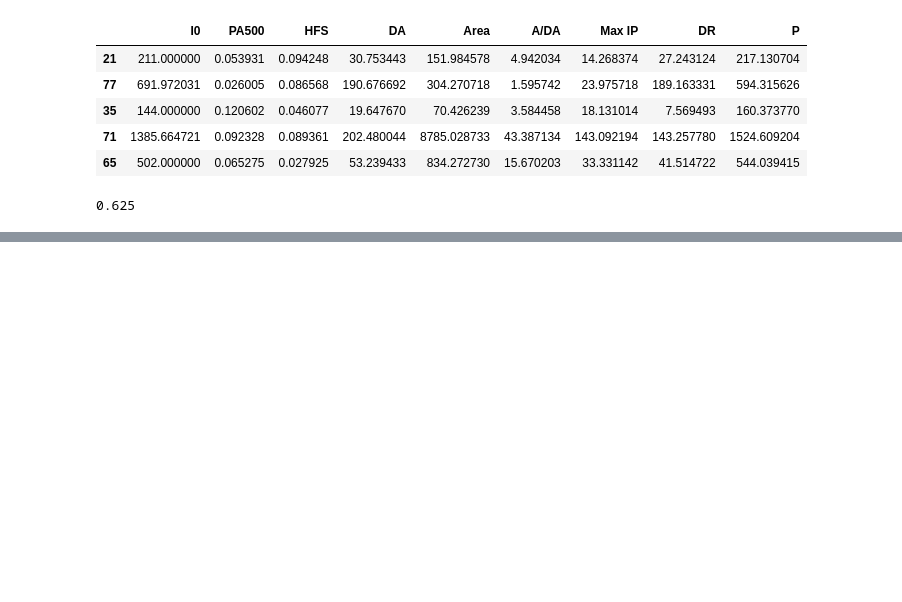
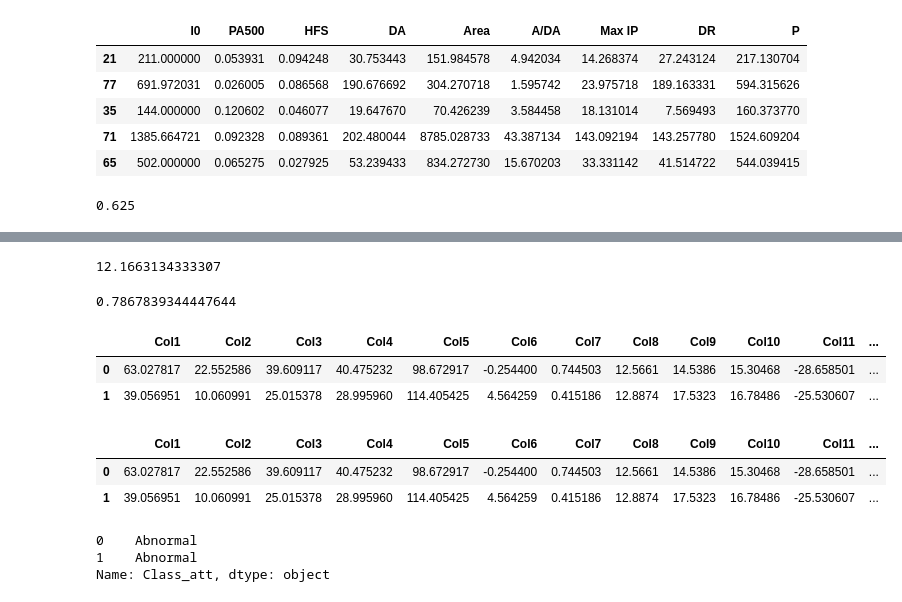
Before and after one commit to fieryprofessor/ML-LAB-jupyter-notebooks-, a Jupyter notebook: ScikitLearn(ModelTraining).ipynb, the cells around one changed output, grey strips where cells are left out. Cells and saved outputs as stored; diff of their text form; code cells hidden in the pictures; blank space fills up the shorter version.

Commit message:
mean square, r2 square, confusion matrix, supervised learning- regression, unsupervised- Clustering, Silouette Width

```diff
--- a/ScikitLearn(ModelTraining).ipynb
+++ b/ScikitLearn(ModelTraining).ipynb
@@ -217,0 +290,8 @@ accuracy_score(target_test, prediction, normalize=True)
+# %%
+mean_squared_error(target_test, prediction)
+# %% [output]
+12.1663134333307
+# %%
+r2_score(target_test, prediction)
+# %% [output]
+0.7867839344447644
@@ -217,0 +306,22 @@ accuracy_score(target_test, prediction, normalize=True)
+# %%
+data = pd.read_csv('Dataset_spine.csv')
+data.head(2)
+#np.shape(data)
+# %% [output]
+|  | Col1 | Col2 | Col3 | Col4 | Col5 | Col6 | Col7 | Col8 | Col9 | Col10 | Col11 | ... |
+| 0 | 63.027817 | 22.552586 | 39.609117 | 40.475232 | 98.672917 | -0.254400 | 0.744503 | 12.5661 | 14.5386 | 15.30468 | -28.658501 | ... |
+| 1 | 39.056951 | 10.060991 | 25.015378 | 28.995960 | 114.405425 | 4.564259 | 0.415186 | 12.8874 | 17.5323 | 16.78486 | -25.530607 | ... |
+# %%
+data_woc = data.iloc[:,0:12] #with out class var from the data set
+data_woc.head(2)
+# %% [output]
+|  | Col1 | Col2 | Col3 | Col4 | Col5 | Col6 | Col7 | Col8 | Col9 | Col10 | Col11 | ... |
+| 0 | 63.027817 | 22.552586 | 39.609117 | 40.475232 | 98.672917 | -0.254400 | 0.744503 | 12.5661 | 14.5386 | 15.30468 | -28.658501 | ... |
+| 1 | 39.056951 | 10.060991 | 25.015378 | 28.995960 | 114.405425 | 4.564259 | 0.415186 | 12.8874 | 17.5323 | 16.78486 | -25.530607 | ... |
+# %%
+data_class = data.iloc[:,12] #Segregating the target/class var
+data_class.head(2)
+# %% [output]
+0    Abnormal
+1    Abnormal
+Name: Class_att, dtype: object
```
Also changed, not shown: parts of 27 cells of this notebook.
